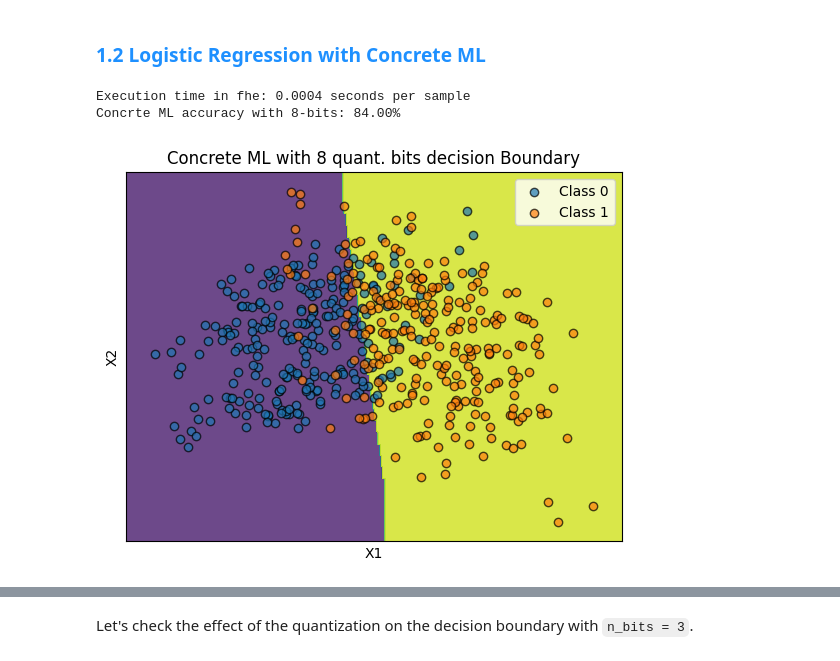
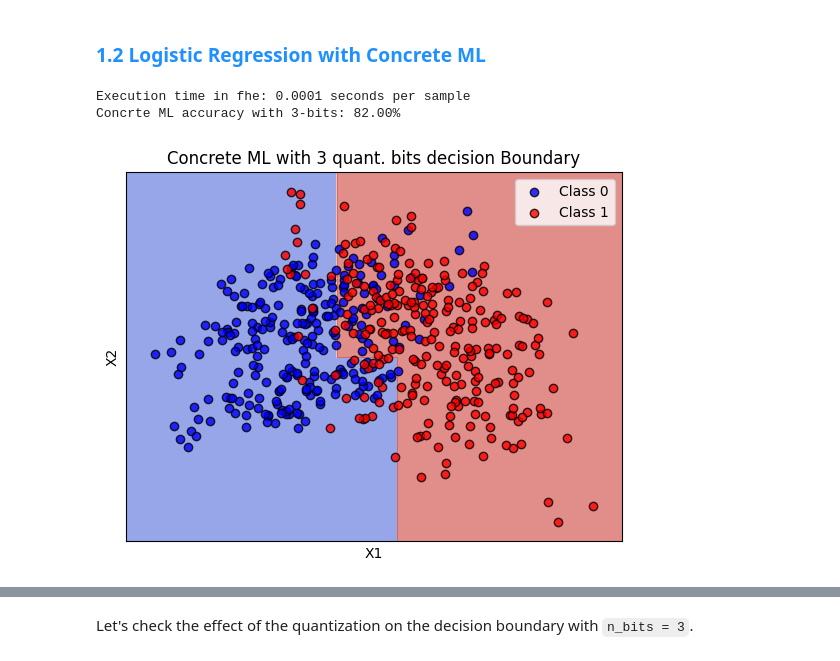
Before and after one commit to qqaatw/concrete-ml, a Jupyter notebook: docs/advanced_examples/ppml_school_demo.ipynb, the cells around one changed output, grey strips where cells are left out. Cells and saved outputs as stored; diff of their text form; code cells hidden in the pictures.

```diff
--- a/docs/advanced_examples/ppml_school_demo.ipynb
+++ b/docs/advanced_examples/ppml_school_demo.ipynb
@@ -109,42 +103,42 @@ from concrete.ml.sklearn import LogisticRegression as ConcreteLogisticRegression
 # ConcreteLogisticRegression has the same attributes and methods as SklearnLogisticRegression
 # The additional hyper-parameter is `n_bits` used for the quantization
 # The quantization is done through PTQ approach
-concrete_logit = ConcreteLogisticRegression(n_bits=8)
+concrete_logit = ConcreteLogisticRegression(n_bits=3)
 
 # 2. The `fit` method is the same as the scikit-learn one
 concrete_logit.fit(X_train, y_train)
 
 # 3. compilation
 # It allows you to:
 # - create the operational graph (in our jargon we call it a circuit)
 # - Generate he crypto parameters
 # - check if the circuit is if the circuit is compliant with the FHE requirements
 #       - bit-width inside the circuit must be less than 16-bits
 #       - all intermediate values are properly quantized
 
 # You need to provide an exhaustive set of data to evaluate the maximum integer bit-width within the graph
 # which is needed during FHE computations before running any predictions.
 # You can either provide the entire trained data-set or a smaller but representative subset.
 fhe_circuit = concrete_logit.compile(X_train)
 
 # Generate the keys
 fhe_circuit.client.keygen(force=False)
 
 # FHE inference
 time_begin = time.time()
 y_pred_fhe = concrete_logit.predict(X_test, fhe="execute")
 print(f"Execution time in fhe: {(time.time() - time_begin) / len(X_test):.4f} seconds per sample")
 
 fhe_accuracy = accuracy_score(y_test, y_pred_fhe)
 print(f"Concrte ML accuracy with {concrete_logit.n_bits}-bits: {fhe_accuracy:.2%}")
 
 plot_decision_boundary(
     concrete_logit, linear_dataset, f"Concrete ML with {concrete_logit.n_bits} quant. bits"
 )
 # %% [output]
-Execution time in fhe: 0.0004 seconds per sample
-Concrte ML accuracy with 8-bits: 84.00%
+Execution time in fhe: 0.0001 seconds per sample
+Concrte ML accuracy with 3-bits: 82.00%
-[figure, old version]
+[figure, new version]
 # %%
 ## Concrete ML vs scikit-learn:
 print(f"Concrete ML accuracy: {fhe_accuracy:.2%} VS scikit-learn accuracy: {sklearn_accuracy:.2%}")
```
Also changed, not shown: parts of 15 cells of this notebook, 1 other file.
